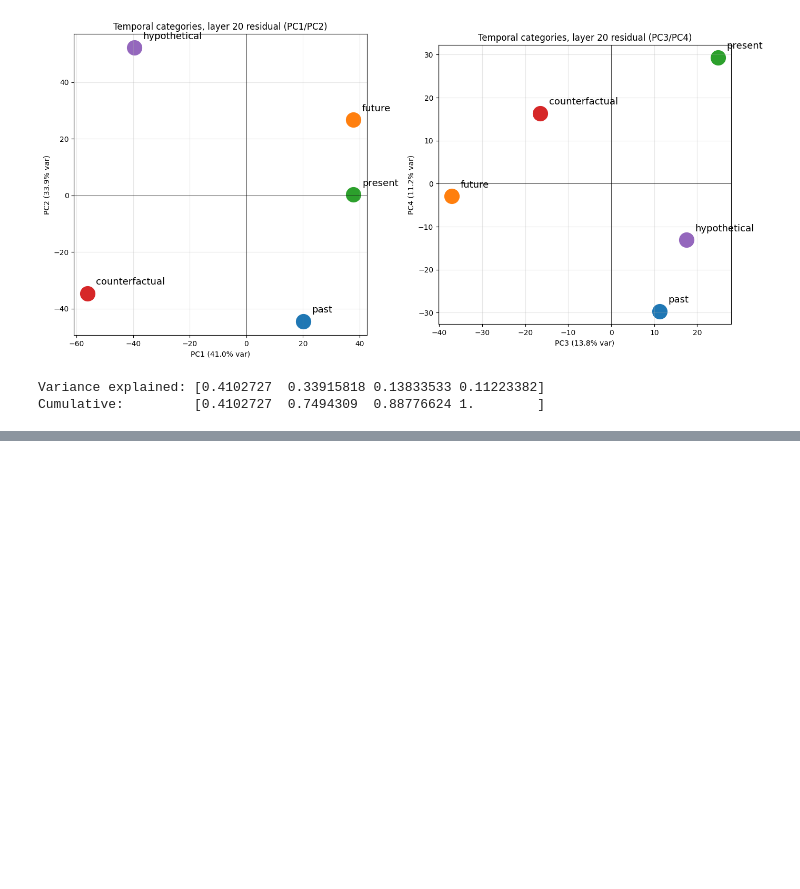
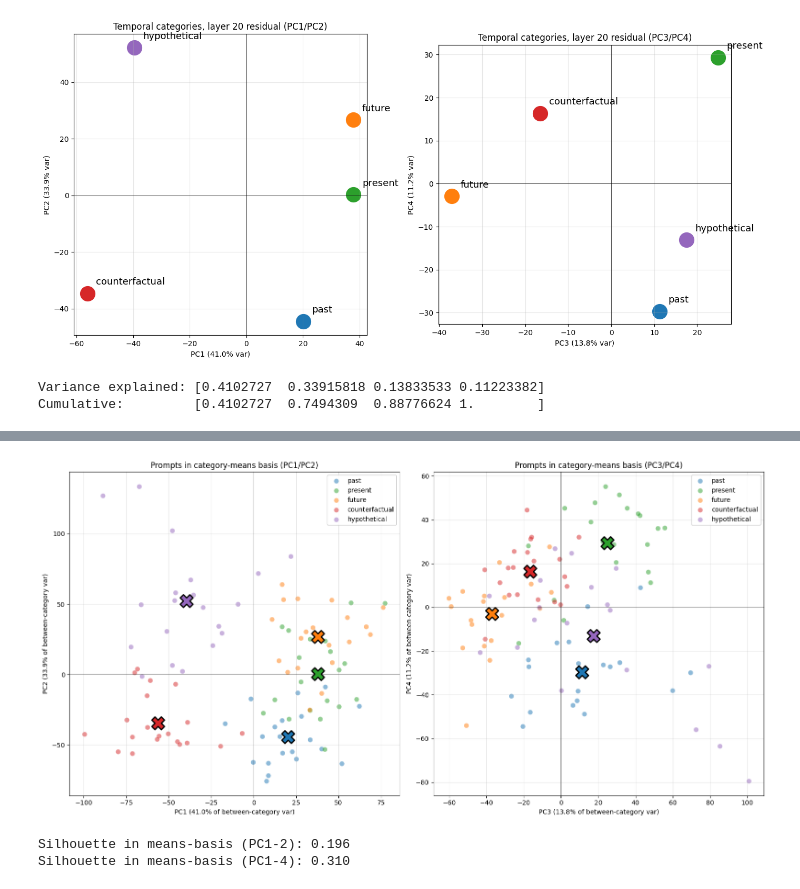
Before and after one commit to nikozhuk/interp_emotions, a Jupyter notebook: temporal-interp-research-01.ipynb, the cells around one changed output, grey strips where cells are left out. Drawn from its saved outputs; the diff is of its cells as text; code cells hidden in the pictures; blank space fills up the shorter version.

```diff
--- a/temporal-interp-research-01.ipynb
+++ b/temporal-interp-research-01.ipynb
@@ -453,0 +523,42 @@ Cumulative:         [0.4102727  0.7494309  0.88776624 1.        ]
+# %%
+# PCA basis from category means; project individual prompts into it
+cat_means_raw = np.stack([
+    X[np.array(all_labels) == cat].mean(0)
+    for cat in ORDERED_CATS
+])
+
+# Center on grand mean of category means
+grand_mean = cat_means_raw.mean(0, keepdims=True)
+pca_means = PCA(n_components=4)
+pca_means.fit(cat_means_raw - grand_mean)
+
+# Project individual prompts into the same basis
+P_mb = pca_means.transform(X - grand_mean)
+
+# Plot
+fig, axes = plt.subplots(1, 2, figsize=(16, 8))
+for ax_idx, (px, py) in enumerate([(0, 1), (2, 3)]):
+    ax = axes[ax_idx]
+    for i, cat in enumerate(ORDERED_CATS):
+        mask = np.array([l == cat for l in all_labels])
+        ax.scatter(P_mb[mask, px], P_mb[mask, py], s=60, c=colors[i],
+                   alpha=0.5, label=cat, edgecolors="white", linewidth=0.5)
+        cx, cy = P_mb[mask, px].mean(), P_mb[mask, py].mean()
+        ax.scatter(cx, cy, s=400, c=colors[i], edgecolors="black",
+                   linewidth=2, marker="X", zorder=5)
+    ax.set_xlabel(f"PC{px+1} ({pca_means.explained_variance_ratio_[px]:.1%} of between-category var)")
+    ax.set_ylabel(f"PC{py+1} ({pca_means.explained_variance_ratio_[py]:.1%} of between-category var)")
+    ax.set_title(f"Prompts in category-means basis (PC{px+1}/PC{py+1})")
+    ax.legend(loc="best", framealpha=0.9)
+    ax.grid(alpha=0.3)
+    ax.axhline(0, color="k", lw=0.4); ax.axvline(0, color="k", lw=0.4)
+plt.tight_layout()
+plt.show()
+
+sil_mb = silhouette_score(P_mb[:, :2], label_ids)
+print(f"Silhouette in means-basis (PC1-2): {sil_mb:.3f}")
+print(f"Silhouette in means-basis (PC1-4): {silhouette_score(P_mb[:, :4], label_ids):.3f}")
+# %% [output]
+[figure, added]
+Silhouette in means-basis (PC1-2): 0.196
+Silhouette in means-basis (PC1-4): 0.310
```
Also changed, not shown: parts of 2 cells of this notebook, 1 other file.
